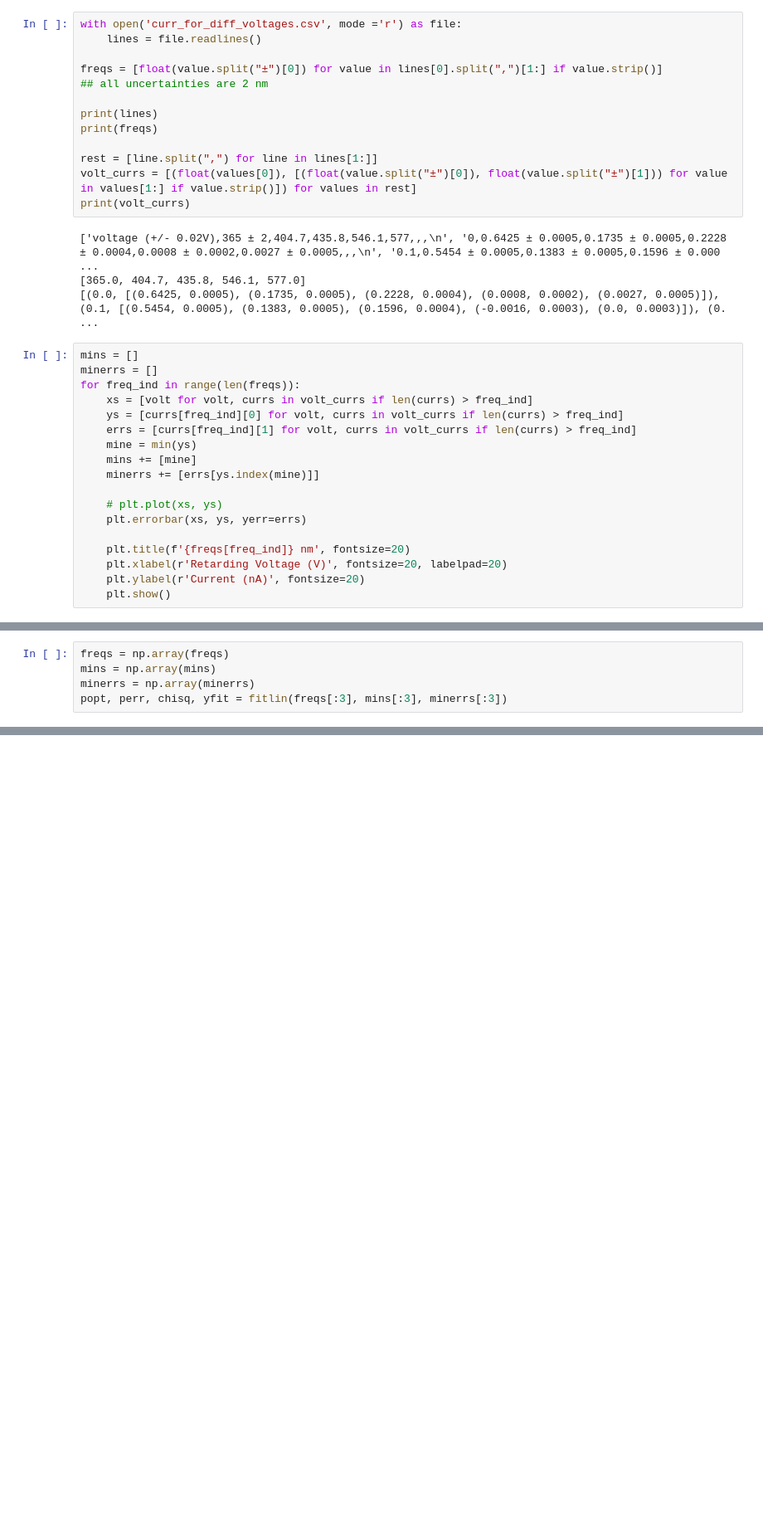
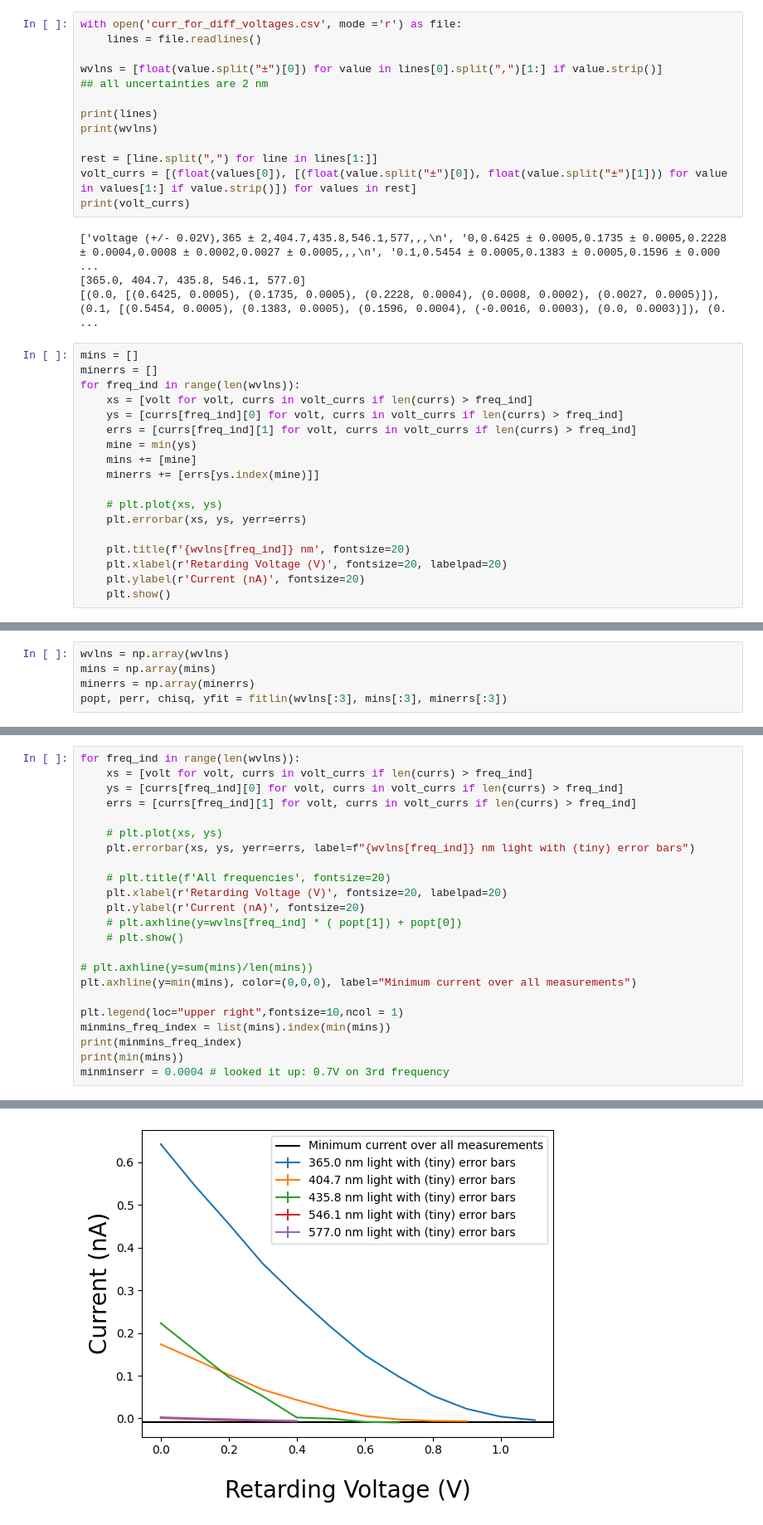
Before and after one commit to Snowton/jlab, a Jupyter notebook: photoelectric/analysis.ipynb, the cells around one changed output, grey strips where cells are left out. Shown at 83% size. Drawn from its saved outputs; the diff is of its cells as text; blank space fills up the shorter version.

```diff
--- a/photoelectric/analysis.ipynb
+++ b/photoelectric/analysis.ipynb
@@ -10,11 +11,11 @@ from matplotlib import rc, rcParams
 with open('curr_for_diff_voltages.csv', mode ='r') as file:
     lines = file.readlines()
 
-freqs = [float(value.split("±")[0]) for value in lines[0].split(",")[1:] if value.strip()]
+wvlns = [float(value.split("±")[0]) for value in lines[0].split(",")[1:] if value.strip()]
 ## all uncertainties are 2 nm
 
 print(lines)
-print(freqs)
+print(wvlns)
 
 rest = [line.split(",") for line in lines[1:]]
 volt_currs = [(float(values[0]), [(float(value.split("±")[0]), float(value.split("±")[1])) for value in values[1:] if value.strip()]) for values in rest]
@@ -26,7 +27,7 @@ print(volt_currs)
 # %%
 mins = []
 minerrs = []
-for freq_ind in range(len(freqs)):
+for freq_ind in range(len(wvlns)):
     xs = [volt for volt, currs in volt_currs if len(currs) > freq_ind]
     ys = [currs[freq_ind][0] for volt, currs in volt_currs if len(currs) > freq_ind]
     errs = [currs[freq_ind][1] for volt, currs in volt_currs if len(currs) > freq_ind]
@@ -37,7 +38,7 @@ for freq_ind in range(len(freqs)):
     # plt.plot(xs, ys)
     plt.errorbar(xs, ys, yerr=errs)
 
-    plt.title(f'{freqs[freq_ind]} nm', fontsize=20)
+    plt.title(f'{wvlns[freq_ind]} nm', fontsize=20)
     plt.xlabel(r'Retarding Voltage (V)', fontsize=20, labelpad=20)
     plt.ylabel(r'Current (nA)', fontsize=20)
     plt.show()
@@ -116,8 +117,8 @@ def fitlin(x, y, sig):
 
     return popt, perr, chisq, yfit
 # %%
-freqs = np.array(freqs)
+wvlns = np.array(wvlns)
 mins = np.array(mins)
 minerrs = np.array(minerrs)
-popt, perr, chisq, yfit = fitlin(freqs[:3], mins[:3], minerrs[:3])
+popt, perr, chisq, yfit = fitlin(wvlns[:3], mins[:3], minerrs[:3])
 # %%
@@ -148,3 +149,27 @@ for freq_ind in range(len(freqs)):
 [figure]
 [figure]
 [figure]
+# %%
+for freq_ind in range(len(wvlns)):
+    xs = [volt for volt, currs in volt_currs if len(currs) > freq_ind]
+    ys = [currs[freq_ind][0] for volt, currs in volt_currs if len(currs) > freq_ind]
+    errs = [currs[freq_ind][1] for volt, currs in volt_currs if len(currs) > freq_ind]
+
+    # plt.plot(xs, ys)
+    plt.errorbar(xs, ys, yerr=errs, label=f"{wvlns[freq_ind]} nm light with (tiny) error bars")
+
+    # plt.title(f'All frequencies', fontsize=20)
+    plt.xlabel(r'Retarding Voltage (V)', fontsize=20, labelpad=20)
+    plt.ylabel(r'Current (nA)', fontsize=20)
+    # plt.axhline(y=wvlns[freq_ind] * ( popt[1]) + popt[0])
+    # plt.show()
+
+# plt.axhline(y=sum(mins)/len(mins))
+plt.axhline(y=min(mins), color=(0,0,0), label="Minimum current over all measurements")
+
+plt.legend(loc="upper right",fontsize=10,ncol = 1)
+minmins_freq_index = list(mins).index(min(mins))
+print(minmins_freq_index)
+print(min(mins))
+minminserr = 0.0004 # looked it up: 0.7V on 3rd frequency
+# %% [output]
@@ -151 +178,2 @@ for freq_ind in range(len(freqs)):
+[figure, added]
 # %%
```
Also changed, not shown: parts of 16 cells of this notebook, 9 other files.
